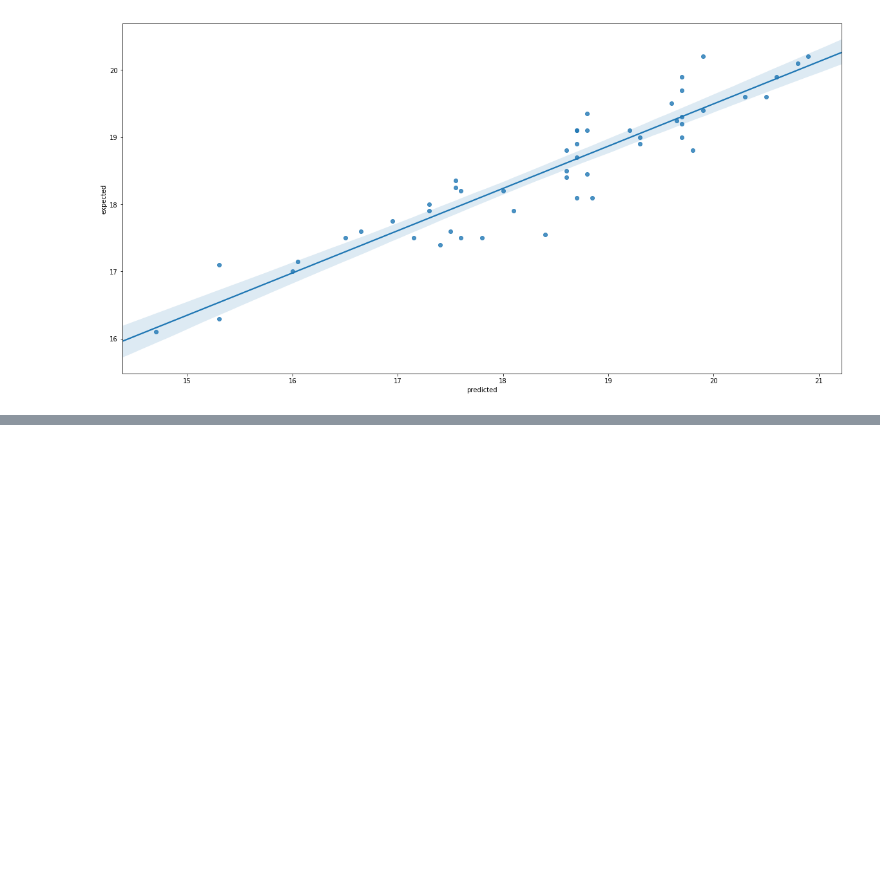
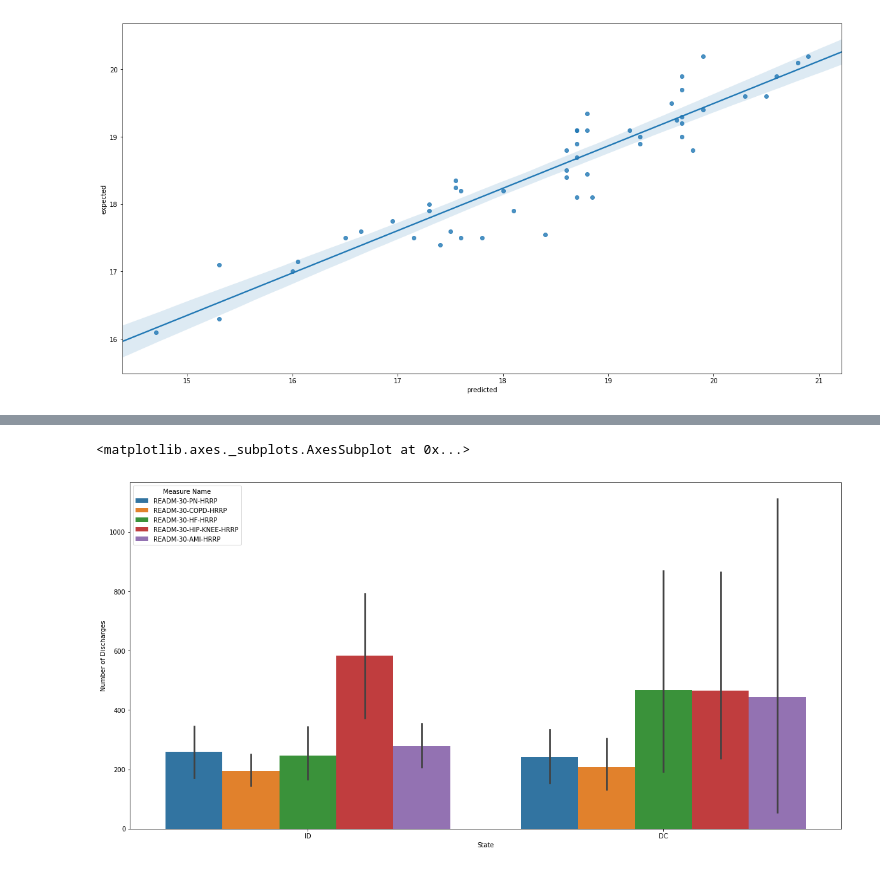
Before and after one commit to thegarrickchu/Springboard-Hospital_Readmissions, a Jupyter notebook: GC_exercise_3-hospital_readmissions_v1.ipynb, the cells around one changed output, grey strips where cells are left out. Saved outputs shown, nothing was run; the diff lists cells and outputs as text; code cells hidden in the pictures; blank space fills up the shorter version.

```diff
--- a/GC_exercise_3-hospital_readmissions_v1.ipynb
+++ b/GC_exercise_3-hospital_readmissions_v1.ipynb
@@ -294,0 +317,6 @@ sns.regplot(x="predicted", y="expected", data=state_df)
+# %%
+# is there a considerable difference in the number of discharges for Idaho and DC?
+sns.barplot(x='State', y='Number of Discharges', data=ID_DC, hue='Measure Name')
+# %% [output]
+<matplotlib.axes._subplots.AxesSubplot at 0x...>
+[figure, added]
```
Also changed, not shown: parts of 10 cells of this notebook.
